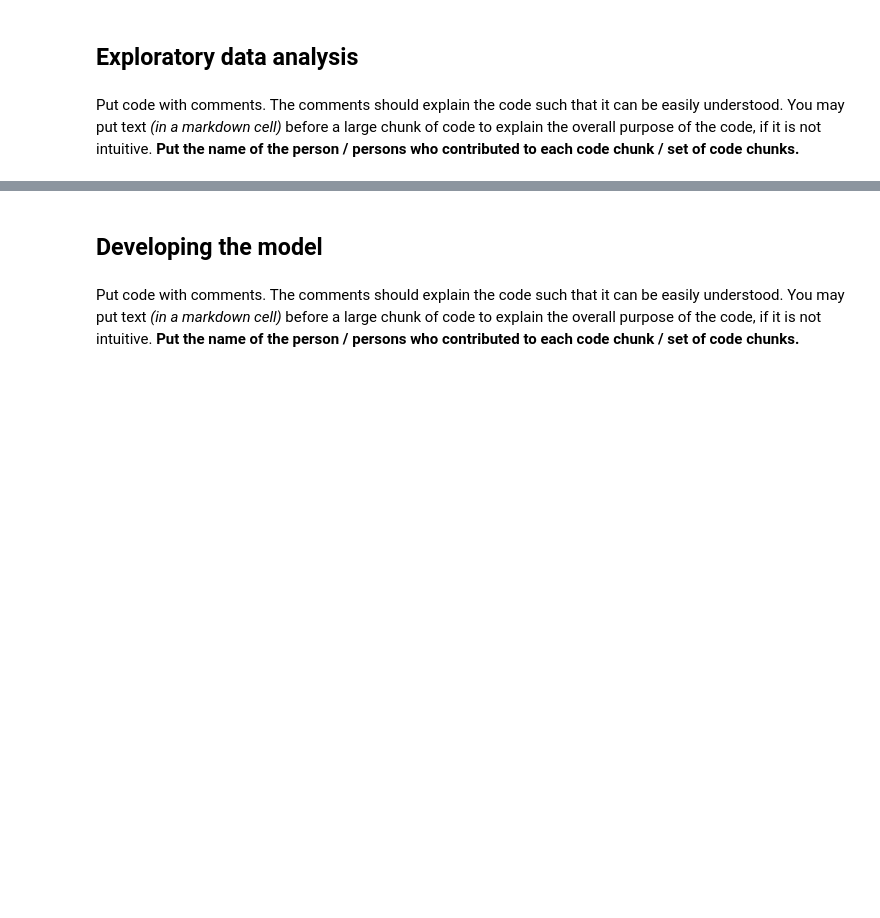
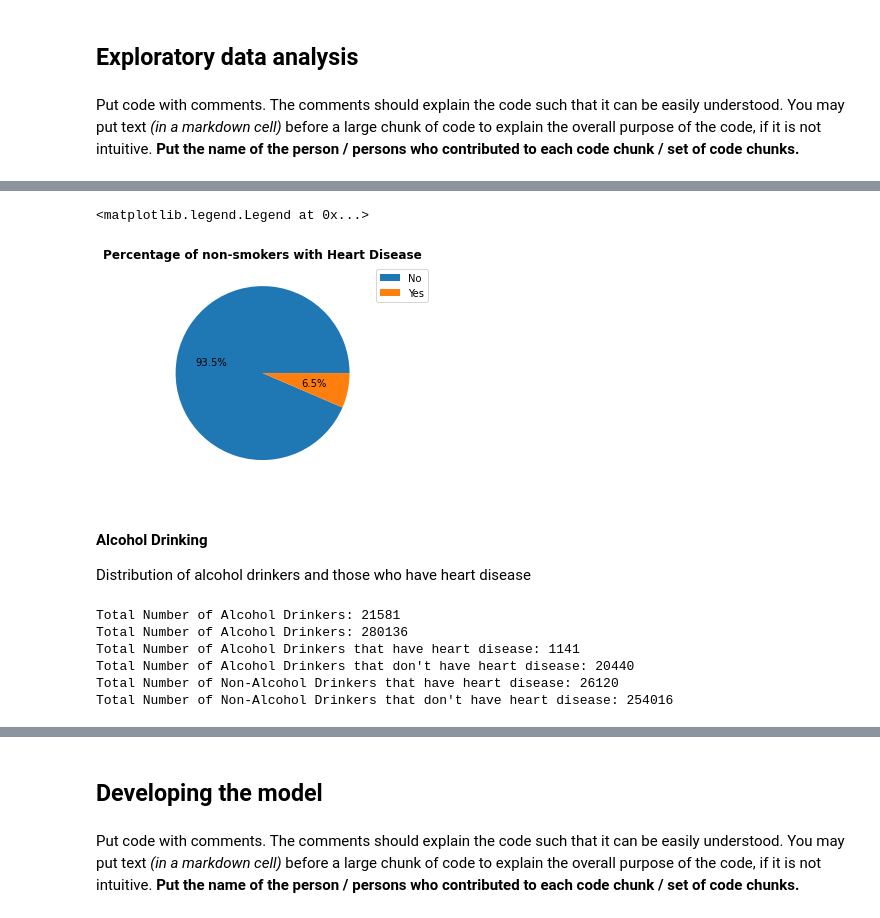
Before and after one commit to JerayuT/Group-5-WQ23-Data-Science, a Jupyter notebook: Project Code Template.ipynb, the cells around one changed output, grey strips where cells are left out. Cells and saved outputs as stored; diff of their text form; code cells hidden in the pictures; blank space fills up the shorter version.

```diff
--- a/Project Code Template.ipynb
+++ b/Project Code Template.ipynb
@@ -329,0 +397,26 @@ Put code with comments. The comments should explain the code such that it can be
+# %%
+no_smoke_heart_disease = heart_dataset.loc[heart_dataset['Smoking'] == 'No']
+plt.pie(no_smoke_heart_disease['HeartDisease'].value_counts(), autopct='%1.1f%%')
+plt.title('Percentage of non-smokers with Heart Disease',weight = 'bold')
+plt.legend(bbox_to_anchor=(1, 1), labels = ['No', 'Yes'])
+# %% [output]
+<matplotlib.legend.Legend at 0x...>
+[figure, added]
+# %% [markdown]
+#### Alcohol Drinking
+
+Distribution of alcohol drinkers and those who have heart disease
+# %%
+print("Total Number of Alcohol Drinkers:", (heart_dataset['AlcoholDrinking'] == 'Yes').sum())
+print("Total Number of Alcohol Drinkers:", heart_dataset.shape[0] - (heart_dataset['AlcoholDrinking'] == 'Yes').sum())
+print("Total Number of Alcohol Drinkers that have heart disease:", heart_dataset.loc[((heart_dataset['AlcoholDrinking'] == 'Yes') & (heart_dataset['HeartDisease'] == 'Yes'))].shape[0])
+print("Total Number of Alcohol Drinkers that don't have heart disease:", heart_dataset.loc[((heart_dataset['AlcoholDrinking'] == 'Yes') & (heart_dataset['HeartDisease'] == 'No'))].shape[0])
+print("Total Number of Non-Alcohol Drinkers that have heart disease:", heart_dataset.loc[((heart_dataset['AlcoholDrinking'] == 'No') & (heart_dataset['HeartDisease'] == 'Yes'))].shape[0])
+print("Total Number of Non-Alcohol Drinkers that don't have heart disease:", heart_dataset.loc[((heart_dataset['AlcoholDrinking'] == 'No') & (heart_dataset['HeartDisease'] == 'No'))].shape[0])
+# %% [output]
+Total Number of Alcohol Drinkers: 21581
+Total Number of Alcohol Drinkers: 280136
+Total Number of Alcohol Drinkers that have heart disease: 1141
+Total Number of Alcohol Drinkers that don't have heart disease: 20440
+Total Number of Non-Alcohol Drinkers that have heart disease: 26120
+Total Number of Non-Alcohol Drinkers that don't have heart disease: 254016
```
Also changed, not shown: parts of 69 cells of this notebook.
